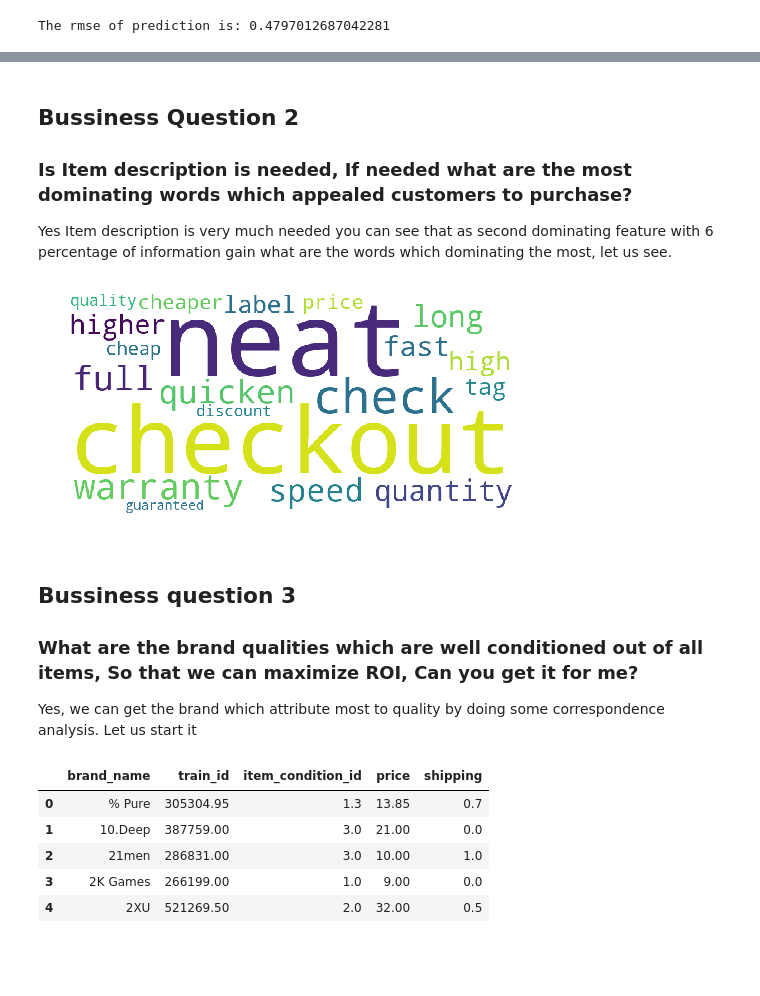
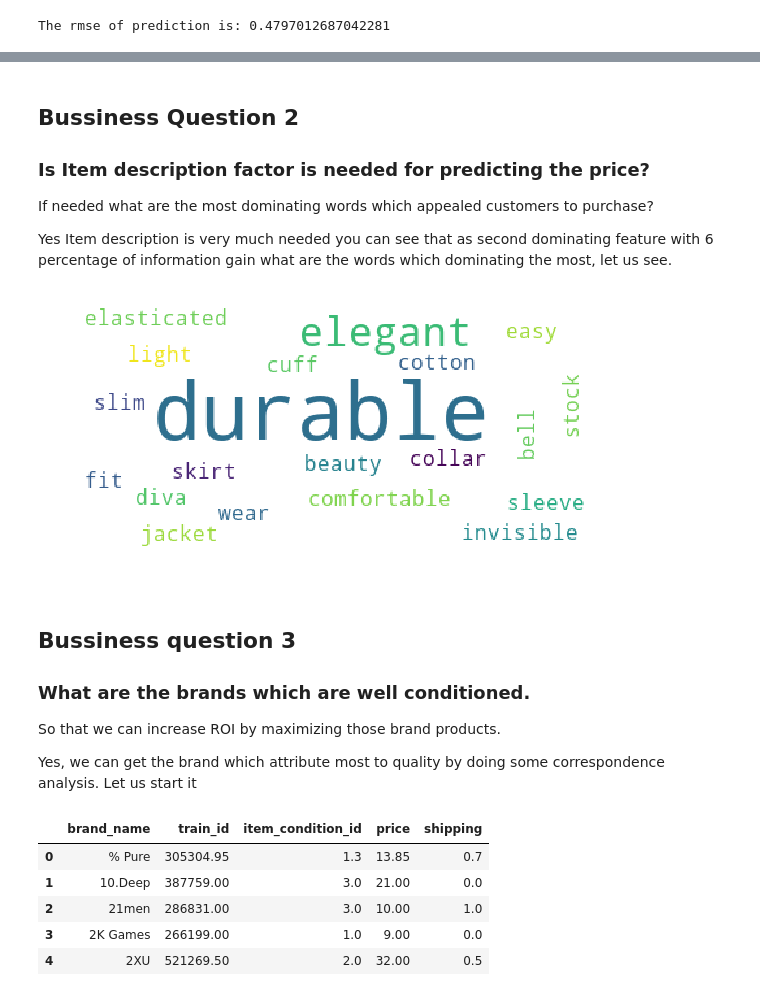
Before and after one commit to karthiktsaliki/Price_Suggestion_E-Commerce, a Jupyter notebook: Price Suggestion E-Commerce.ipynb, the cells around one changed output, grey strips where cells are left out. Cells and saved outputs as stored; diff of their text form; code cells hidden in the pictures; blank space fills up the shorter version.

```diff
--- a/Price Suggestion E-Commerce.ipynb
+++ b/Price Suggestion E-Commerce.ipynb
@@ -293,7 +295,7 @@ y_val = np.log1p(test["price"])
 # %% [markdown]
 Drop rows where price = 0
 # %%
-def merge_dataframe():
+def merge_dataframe(train_df):
     """
     After modifying val dataset and slicing using model constants we are merging the dataframe
     :dataframe
@@ -314,7 +316,7 @@ Here we do feature selection by vectorizing the item description using tf-idf so
 # %% [markdown]
 Count vectorize name and category name columns.
 # %%
-merge=merge_dataframe()
+merge=merge_dataframe(train_df)
 cv = CountVectorizer(min_df=NAME_MIN_DF)
 X_name = cv.fit_transform(merge['name'])
 # %%
@@ -416,7 +438,9 @@ plt.show()
 # %% [markdown]
 ## Bussiness Question 2
 
-### Is Item description is needed, If needed what are the most dominating words which appealed customers to purchase?
+### Is Item description factor is needed for predicting the price?
+
+If needed what are the most dominating words which appealed customers to purchase?
 
 Yes Item description is very much needed you can see that as second dominating feature with 6 percentage of information gain what are the words which dominating the most, let us see.
 # %%
@@ -430,21 +454,23 @@ features = vec.get_feature_names()
 top_n = len(features)
 top_features = [features[i] for i in indices[1:40]]
 # %%
-clean_mask=np.array(Image.open("images.png"))
 dict_word={}
 for k,v in zip(top_features,weights):
     dict_word[k] = v
-wordcloud = WordCloud(mask=clean_mask,background_color='white',width=800,height=400, max_words=20,relative_scaling=1,normalize_plurals=False).generate_from_frequencies(dict_word)
+wordcloud = WordCloud(background_color='white',width=400,height=200, max_words=20,relative_scaling=1,normalize_plurals=False).generate_from_frequencies(dict_word)
 plt.imshow(wordcloud)
 plt.axis("off")
-plt.savefig("foo.png", dpi=1000)
+plt.savefig("item_desc.png", dpi=1000)
+plt.tight_layout()
 plt.show()
 # %% [output]
-[figure, old version]
+[figure, new version]
 # %% [markdown]
 ## Bussiness question 3
 
-### What are the brand qualities which are well conditioned out of all items, So that we can maximize ROI, Can you get it for me?
+### What are the brands which are well conditioned.
+
+So that we can increase ROI by maximizing those brand products.
 
 Yes, we can get the brand which attribute most to quality by doing some correspondence analysis. Let us start it
 # %%
```
Also changed, not shown: parts of 28 cells of this notebook, 1 other file.
